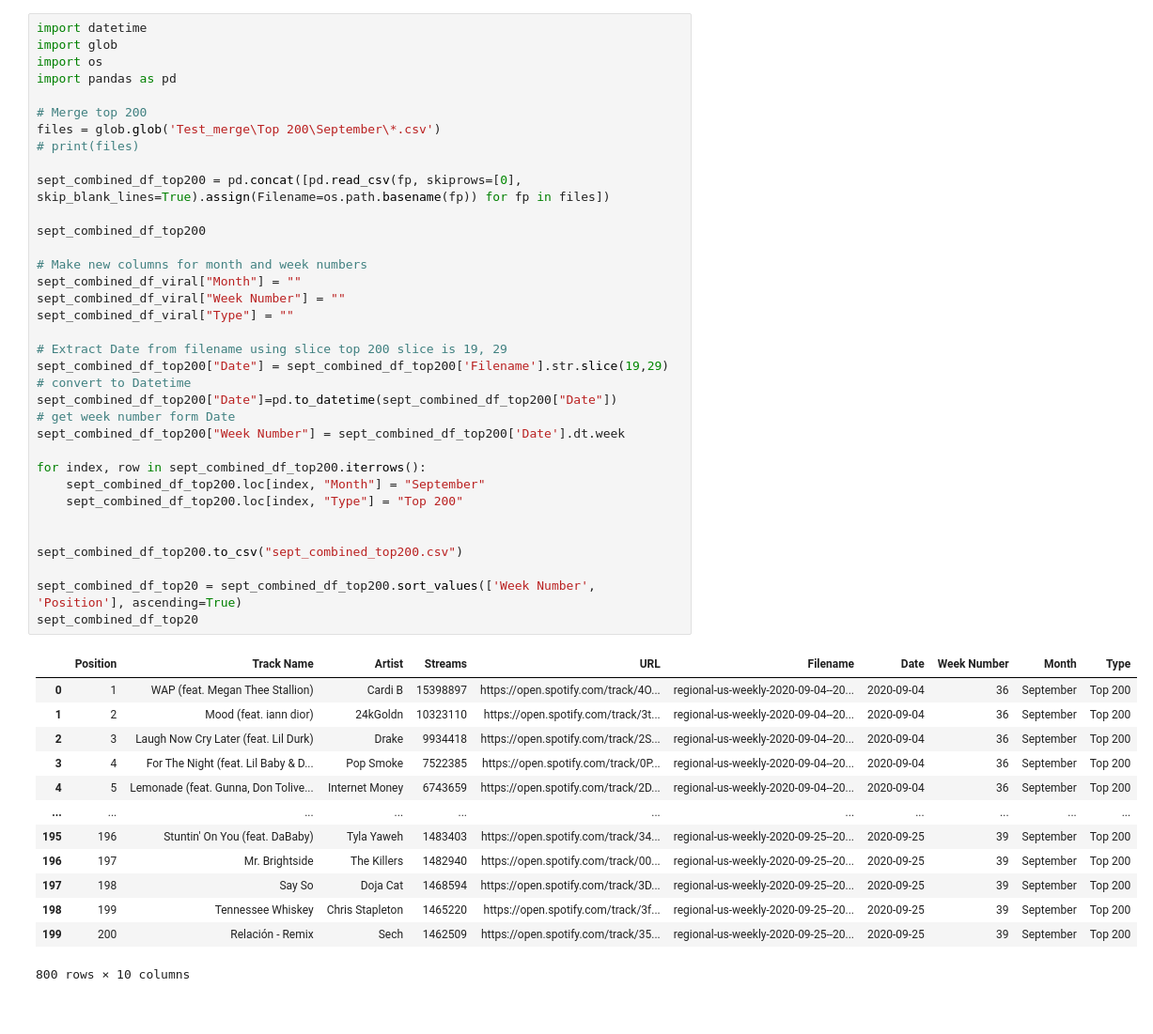
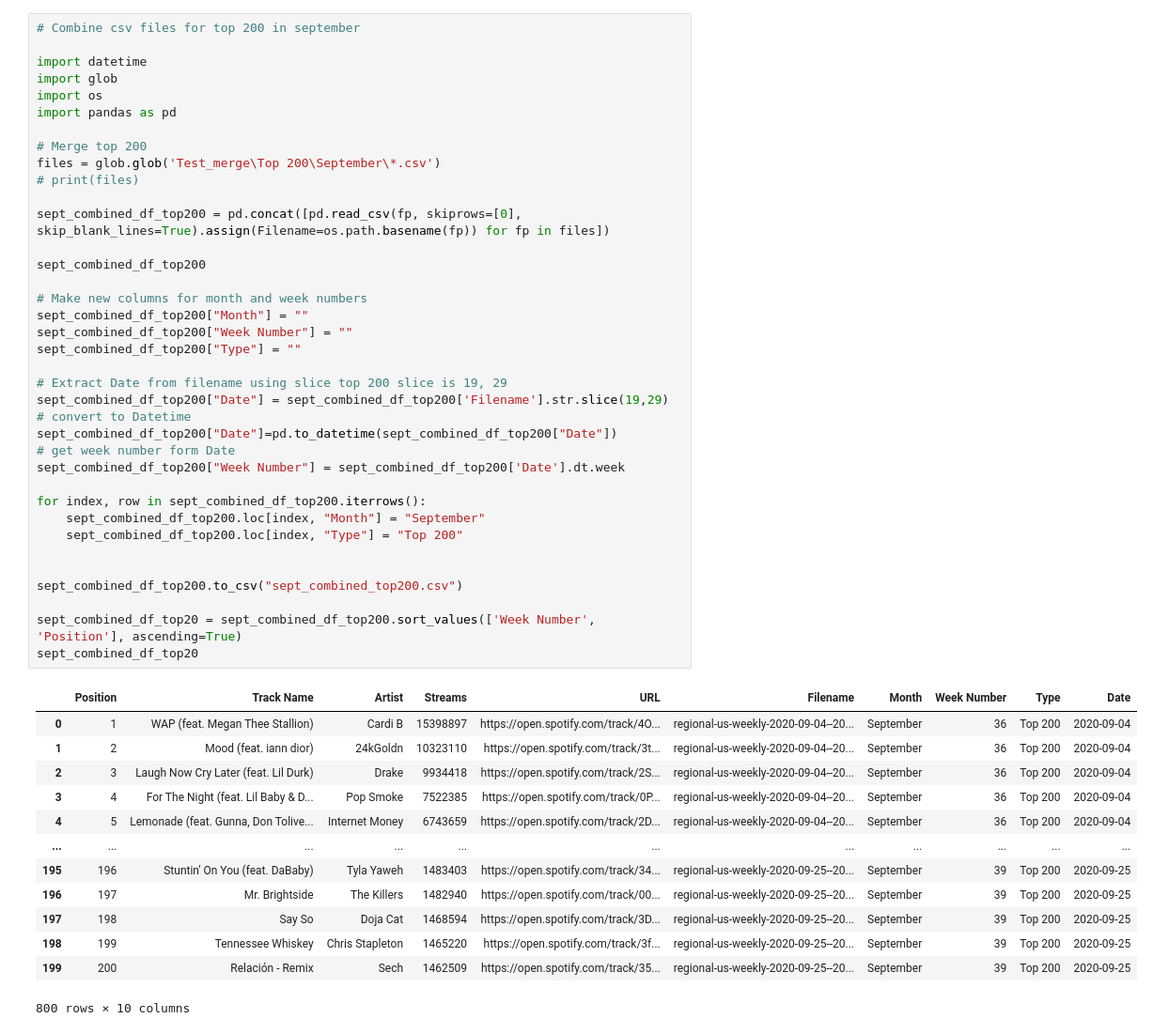
Before and after one commit to Teablee/project-one, a Jupyter notebook: merge_csv.ipynb, the cells around one changed output. Shown at 94% size. Saved outputs shown, nothing was run; the diff lists cells and outputs as text.

```diff
--- a/merge_csv.ipynb
+++ b/merge_csv.ipynb
@@ -1,50 +1,52 @@
 # %%
+# Combine csv files for top 200 in september
+
 import datetime
 import glob
 import os
 import pandas as pd
 
 # Merge top 200
 files = glob.glob('Test_merge\Top 200\September\*.csv')
 # print(files)
 
 sept_combined_df_top200 = pd.concat([pd.read_csv(fp, skiprows=[0], skip_blank_lines=True).assign(Filename=os.path.basename(fp)) for fp in files])
 
 sept_combined_df_top200
 
 # Make new columns for month and week numbers
-sept_combined_df_viral["Month"] = ""
-sept_combined_df_viral["Week Number"] = ""
-sept_combined_df_viral["Type"] = ""
+sept_combined_df_top200["Month"] = ""
+sept_combined_df_top200["Week Number"] = ""
+sept_combined_df_top200["Type"] = ""
 
 # Extract Date from filename using slice top 200 slice is 19, 29
 sept_combined_df_top200["Date"] = sept_combined_df_top200['Filename'].str.slice(19,29)
 # convert to Datetime
 sept_combined_df_top200["Date"]=pd.to_datetime(sept_combined_df_top200["Date"])
 # get week number form Date
 sept_combined_df_top200["Week Number"] = sept_combined_df_top200['Date'].dt.week
 
 for index, row in sept_combined_df_top200.iterrows():
     sept_combined_df_top200.loc[index, "Month"] = "September"
     sept_combined_df_top200.loc[index, "Type"] = "Top 200"
 
 
 sept_combined_df_top200.to_csv("sept_combined_top200.csv")
 
 sept_combined_df_top20 = sept_combined_df_top200.sort_values(['Week Number', 'Position'], ascending=True)
 sept_combined_df_top20
 # %% [output]
-|  | Position | Track Name | Artist | Streams | URL | Filename | Date | Week Number | Month | Type |
-| 0 | 1 | WAP (feat. Megan Thee Stallion) | Cardi B | 15398897 | https://open.spotify.com/track/4O... | regional-us-weekly-2020-09-04--20... | 2020-09-04 | 36 | September | Top 200 |
-| 1 | 2 | Mood (feat. iann dior) | 24kGoldn | 10323110 | https://open.spotify.com/track/3t... | regional-us-weekly-2020-09-04--20... | 2020-09-04 | 36 | September | Top 200 |
-| 2 | 3 | Laugh Now Cry Later (feat. Lil Durk) | Drake | 9934418 | https://open.spotify.com/track/2S... | regional-us-weekly-2020-09-04--20... | 2020-09-04 | 36 | September | Top 200 |
-| 3 | 4 | For The Night (feat. Lil Baby & D... | Pop Smoke | 7522385 | https://open.spotify.com/track/0P... | regional-us-weekly-2020-09-04--20... | 2020-09-04 | 36 | September | Top 200 |
-| 4 | 5 | Lemonade (feat. Gunna, Don Tolive... | Internet Money | 6743659 | https://open.spotify.com/track/2D... | regional-us-weekly-2020-09-04--20... | 2020-09-04 | 36 | September | Top 200 |
+|  | Position | Track Name | Artist | Streams | URL | Filename | Month | Week Number | Type | Date |
+| 0 | 1 | WAP (feat. Megan Thee Stallion) | Cardi B | 15398897 | https://open.spotify.com/track/4O... | regional-us-weekly-2020-09-04--20... | September | 36 | Top 200 | 2020-09-04 |
+| 1 | 2 | Mood (feat. iann dior) | 24kGoldn | 10323110 | https://open.spotify.com/track/3t... | regional-us-weekly-2020-09-04--20... | September | 36 | Top 200 | 2020-09-04 |
+| 2 | 3 | Laugh Now Cry Later (feat. Lil Durk) | Drake | 9934418 | https://open.spotify.com/track/2S... | regional-us-weekly-2020-09-04--20... | September | 36 | Top 200 | 2020-09-04 |
+| 3 | 4 | For The Night (feat. Lil Baby & D... | Pop Smoke | 7522385 | https://open.spotify.com/track/0P... | regional-us-weekly-2020-09-04--20... | September | 36 | Top 200 | 2020-09-04 |
+| 4 | 5 | Lemonade (feat. Gunna, Don Tolive... | Internet Money | 6743659 | https://open.spotify.com/track/2D... | regional-us-weekly-2020-09-04--20... | September | 36 | Top 200 | 2020-09-04 |
 | ... | ... | ... | ... | ... | ... | ... | ... | ... | ... | ... |
-| 195 | 196 | Stuntin' On You (feat. DaBaby) | Tyla Yaweh | 1483403 | https://open.spotify.com/track/34... | regional-us-weekly-2020-09-25--20... | 2020-09-25 | 39 | September | Top 200 |
-| 196 | 197 | Mr. Brightside | The Killers | 1482940 | https://open.spotify.com/track/00... | regional-us-weekly-2020-09-25--20... | 2020-09-25 | 39 | September | Top 200 |
-| 197 | 198 | Say So | Doja Cat | 1468594 | https://open.spotify.com/track/3D... | regional-us-weekly-2020-09-25--20... | 2020-09-25 | 39 | September | Top 200 |
-| 198 | 199 | Tennessee Whiskey | Chris Stapleton | 1465220 | https://open.spotify.com/track/3f... | regional-us-weekly-2020-09-25--20... | 2020-09-25 | 39 | September | Top 200 |
-| 199 | 200 | Relación - Remix | Sech | 1462509 | https://open.spotify.com/track/35... | regional-us-weekly-2020-09-25--20... | 2020-09-25 | 39 | September | Top 200 |
+| 195 | 196 | Stuntin' On You (feat. DaBaby) | Tyla Yaweh | 1483403 | https://open.spotify.com/track/34... | regional-us-weekly-2020-09-25--20... | September | 39 | Top 200 | 2020-09-25 |
+| 196 | 197 | Mr. Brightside | The Killers | 1482940 | https://open.spotify.com/track/00... | regional-us-weekly-2020-09-25--20... | September | 39 | Top 200 | 2020-09-25 |
+| 197 | 198 | Say So | Doja Cat | 1468594 | https://open.spotify.com/track/3D... | regional-us-weekly-2020-09-25--20... | September | 39 | Top 200 | 2020-09-25 |
+| 198 | 199 | Tennessee Whiskey | Chris Stapleton | 1465220 | https://open.spotify.com/track/3f... | regional-us-weekly-2020-09-25--20... | September | 39 | Top 200 | 2020-09-25 |
+| 199 | 200 | Relación - Remix | Sech | 1462509 | https://open.spotify.com/track/35... | regional-us-weekly-2020-09-25--20... | September | 39 | Top 200 | 2020-09-25 |
 800 rows × 10 columns
 # %%
```
Also changed, not shown: parts of 8 cells of this notebook, 8 other files.
